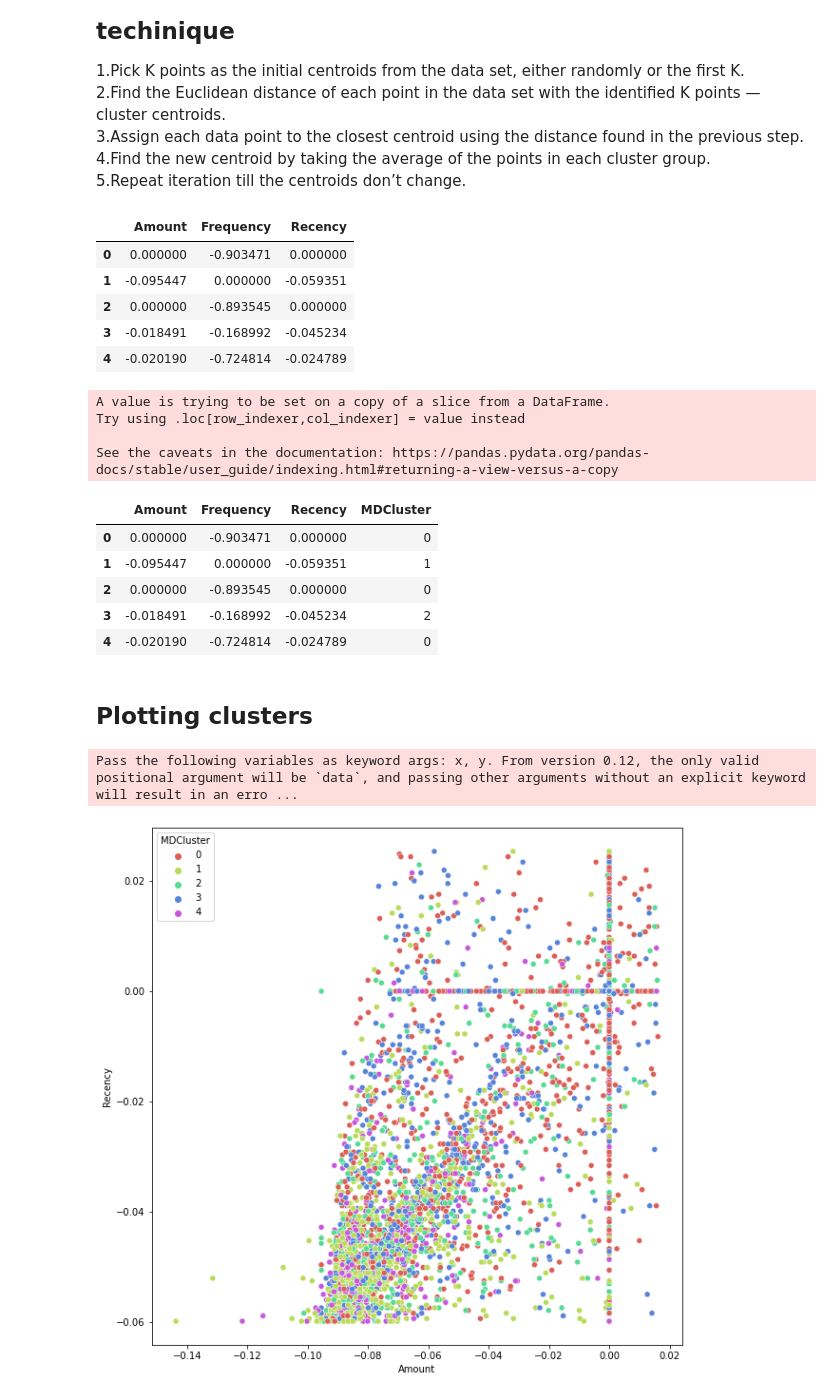
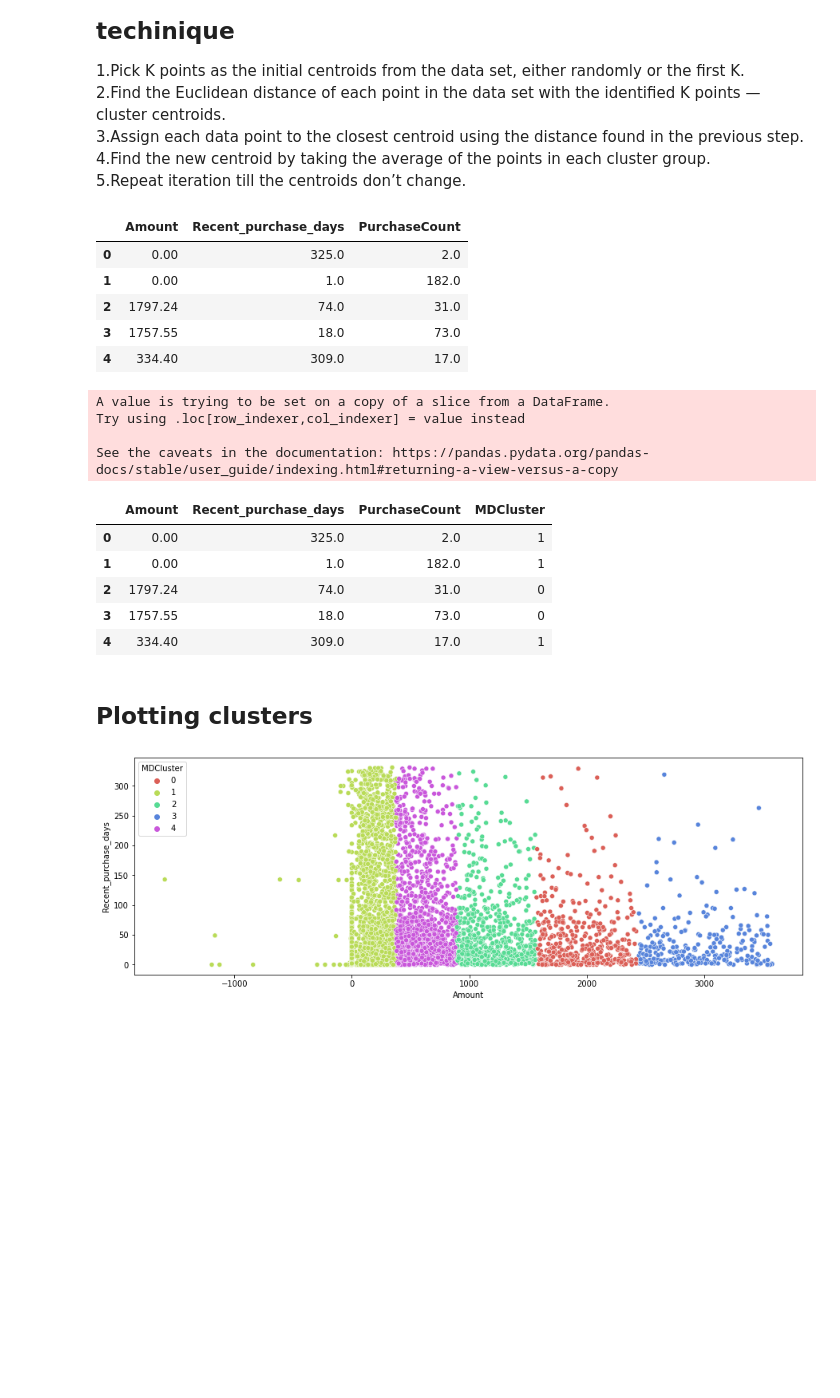
Before and after one commit to prashantchoubey1/Online-Retail-Clustering, a Jupyter notebook: retail_clustering.ipynb, the cells around one changed output. Cells and saved outputs as stored; diff of their text form; code cells hidden in the pictures; blank space fills up the shorter version.

```diff
--- a/retail_clustering.ipynb
+++ b/retail_clustering.ipynb
@@ -59,8 +59,7 @@ print('Number of null in customer id =' ,df_retail['CustomerID'].isnull().sum())
 Number of na in customer id = 135080
 Number of null in customer id = 135080
 # %%
-df_retail['CustomerID'].fillna(0,inplace=True)
-df_retail['Description'].fillna('No description',inplace=True)
+df_retail.dropna(inplace=True)
 df_retail.info()
 # %% [output]
 <class 'pandas.core.frame.DataFrame'>
@@ -176,5 +156,6 @@ def viewDistribution(df):
     plt.show
 # %%
 # INSIGHTS: There are outliers in amount and frequency column
-viewDistribution(data)
+df_anomaly = df_model_inp.iloc[:,1:4]
+viewDistribution(df_anomaly)
 # %% [output]
@@ -189,7 +170,7 @@ def remove_outlier_IQR(df):
     return df_final
 # %%
 # Removed the anomalies in all the columns
-df_IQR = remove_outlier_IQR(data)
+df_IQR = remove_outlier_IQR(df_anomaly)
 df_IQR.fillna(0,inplace=True)
 viewDistribution(df_IQR)
 # %% [output]
@@ -209,12 +209,12 @@ k = 5
 data = df_IQR.iloc[:,0:3]
 data.head()
 # %% [output]
-|  | Amount | Frequency | Recency |
-| 0 | 0.000000 | -0.903471 | 0.000000 |
-| 1 | -0.095447 | 0.000000 | -0.059351 |
-| 2 | 0.000000 | -0.893545 | 0.000000 |
-| 3 | -0.018491 | -0.168992 | -0.045234 |
-| 4 | -0.020190 | -0.724814 | -0.024789 |
+|  | Amount | Recent_purchase_days | PurchaseCount |
+| 0 | 0.00 | 325.0 | 2.0 |
+| 1 | 0.00 | 1.0 | 182.0 |
+| 2 | 1797.24 | 74.0 | 31.0 |
+| 3 | 1757.55 | 18.0 | 73.0 |
+| 4 | 334.40 | 309.0 | 17.0 |
 # %%
 # Storing the sample dataframe to determine the number of centroids
 k_means = (data.sample(k, replace=False))    # store current means
@@ -244,20 +244,18 @@ See the caveats in the documentation: https://pandas.pydata.org/pandas-docs/stab
 # %%
 data.head()
 # %% [output]
-|  | Amount | Frequency | Recency | MDCluster |
-| 0 | 0.000000 | -0.903471 | 0.000000 | 0 |
-| 1 | -0.095447 | 0.000000 | -0.059351 | 1 |
-| 2 | 0.000000 | -0.893545 | 0.000000 | 0 |
-| 3 | -0.018491 | -0.168992 | -0.045234 | 2 |
-| 4 | -0.020190 | -0.724814 | -0.024789 | 0 |
+|  | Amount | Recent_purchase_days | PurchaseCount | MDCluster |
+| 0 | 0.00 | 325.0 | 2.0 | 1 |
+| 1 | 0.00 | 1.0 | 182.0 | 1 |
+| 2 | 1797.24 | 74.0 | 31.0 | 0 |
+| 3 | 1757.55 | 18.0 | 73.0 | 0 |
+| 4 | 334.40 | 309.0 | 17.0 | 1 |
 # %% [markdown]
 ## Plotting clusters
 # %%
-# plotting
 import seaborn as sns
-plt.figure(figsize=(10,10))
-sns.scatterplot(data['Amount'] ,data['Recency'] , hue = data['MDCluster'], palette = sns.color_palette('hls',5))
+plt.figure(figsize=(15,5))
+sns.scatterplot(x=data['Amount'] ,y=data['Recent_purchase_days'] , hue = data['MDCluster'], palette = sns.color_palette('hls',5))
 plt.show()
 # %% [output]
-Pass the following variables as keyword args: x, y. From version 0.12, the only valid positional argument will be `data`, and passing other arguments without an explicit keyword will result in an erro ...
-[figure, old version]
+[figure, new version]
```
Also changed, not shown: parts of 13 cells of this notebook.
